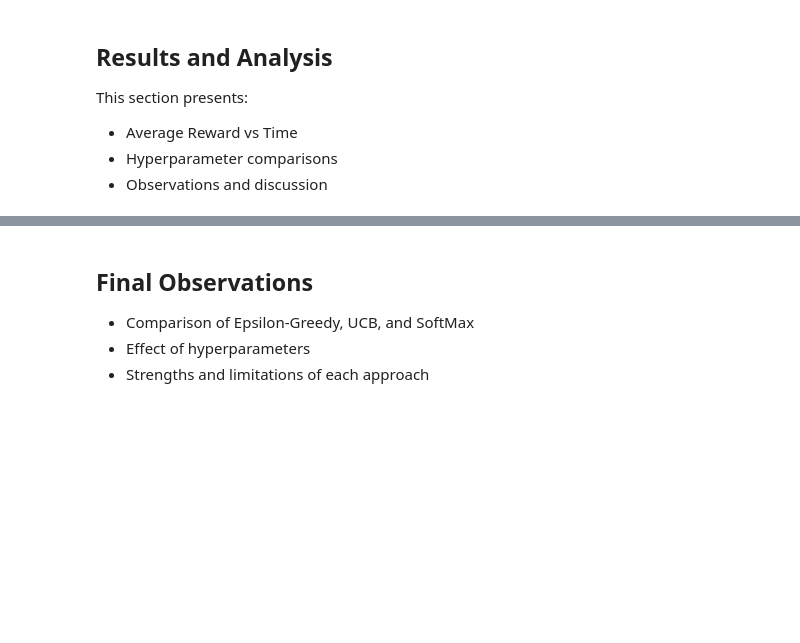
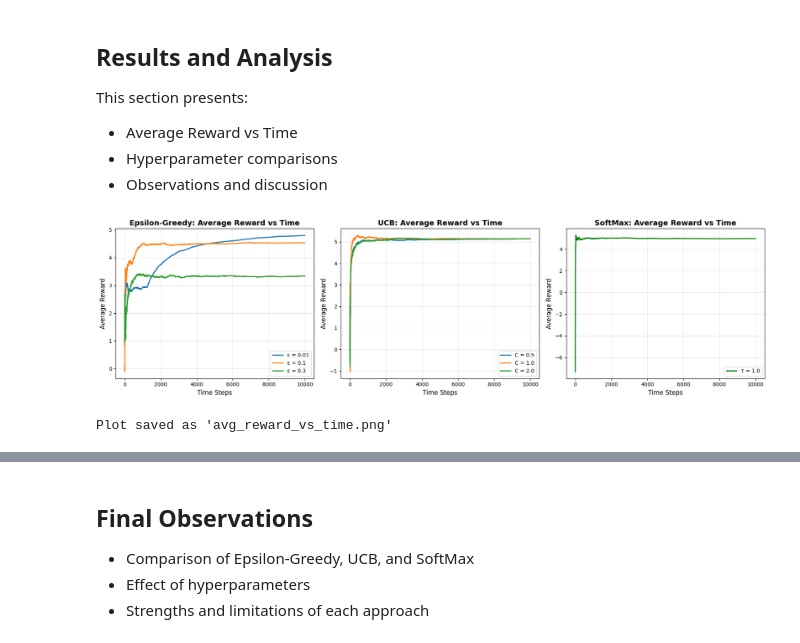
Before and after one commit to arnavmehta7/lab3-contextual-bandit, a Jupyter notebook: lab3_results_u20230130.ipynb, the cells around one changed output, grey strips where cells are left out. Cells and saved outputs as stored; diff of their text form; code cells hidden in the pictures; blank space fills up the shorter version.

```diff
--- a/lab3_results_u20230130.ipynb
+++ b/lab3_results_u20230130.ipynb
@@ -193,0 +335,13 @@ Rewards are obtained using `sampler.sample(j)`.
+# %%
+# Initialize sampler with roll number
+ROLL_NUMBER = 130  # U20230130 -> 130
+reward_sampler = sampler(ROLL_NUMBER)
+
+print(f"Reward sampler initialized with roll number: {ROLL_NUMBER}")
+
+# Test sampling
+print("\nTest samples from each arm:")
+for j in range(12):
+    user, cat = get_category_from_arm(j)
+    test_reward = reward_sampler.sample(j)
+    print(f"Arm {j} ({cat}, {user}): {test_reward:.4f}")
@@ -216,3 +642,46 @@ This section presents:
 - Average Reward vs Time
 - Hyperparameter comparisons
 - Observations and discussion
+# %%
+# Plot comparison of all strategies
+fig, axes = plt.subplots(1, 3, figsize=(18, 5))
+
+# Epsilon-Greedy
+ax = axes[0]
+for eps in epsilon_values:
+    rewards = eg_results[eps]['cumulative_rewards']
+    ax.plot(rewards, label=f'ε = {eps}', linewidth=2)
+ax.set_xlabel('Time Steps', fontsize=12)
+ax.set_ylabel('Average Reward', fontsize=12)
+ax.set_title('Epsilon-Greedy: Average Reward vs Time', fontsize=14, fontweight='bold')
+ax.legend()
+ax.grid(True, alpha=0.3)
+
+# UCB
+ax = axes[1]
+for c in c_values:
+    rewards = ucb_results[c]['cumulative_rewards']
+    ax.plot(rewards, label=f'C = {c}', linewidth=2)
+ax.set_xlabel('Time Steps', fontsize=12)
+ax.set_ylabel('Average Reward', fontsize=12)
+ax.set_title('UCB: Average Reward vs Time', fontsize=14, fontweight='bold')
+ax.legend()
+ax.grid(True, alpha=0.3)
+
+# SoftMax
+ax = axes[2]
+ax.plot(softmax_cumulative_rewards, label=f'τ = {tau}', linewidth=2, color='green')
+ax.set_xlabel('Time Steps', fontsize=12)
+ax.set_ylabel('Average Reward', fontsize=12)
+ax.set_title('SoftMax: Average Reward vs Time', fontsize=14, fontweight='bold')
+ax.legend()
+ax.grid(True, alpha=0.3)
+
+plt.tight_layout()
+plt.savefig('avg_reward_vs_time.png', dpi=300, bbox_inches='tight')
+plt.show()
+
+print("Plot saved as 'avg_reward_vs_time.png'")
+# %% [output]
+[figure, added]
+Plot saved as 'avg_reward_vs_time.png'
```
Also changed, not shown: parts of 20 cells of this notebook.
